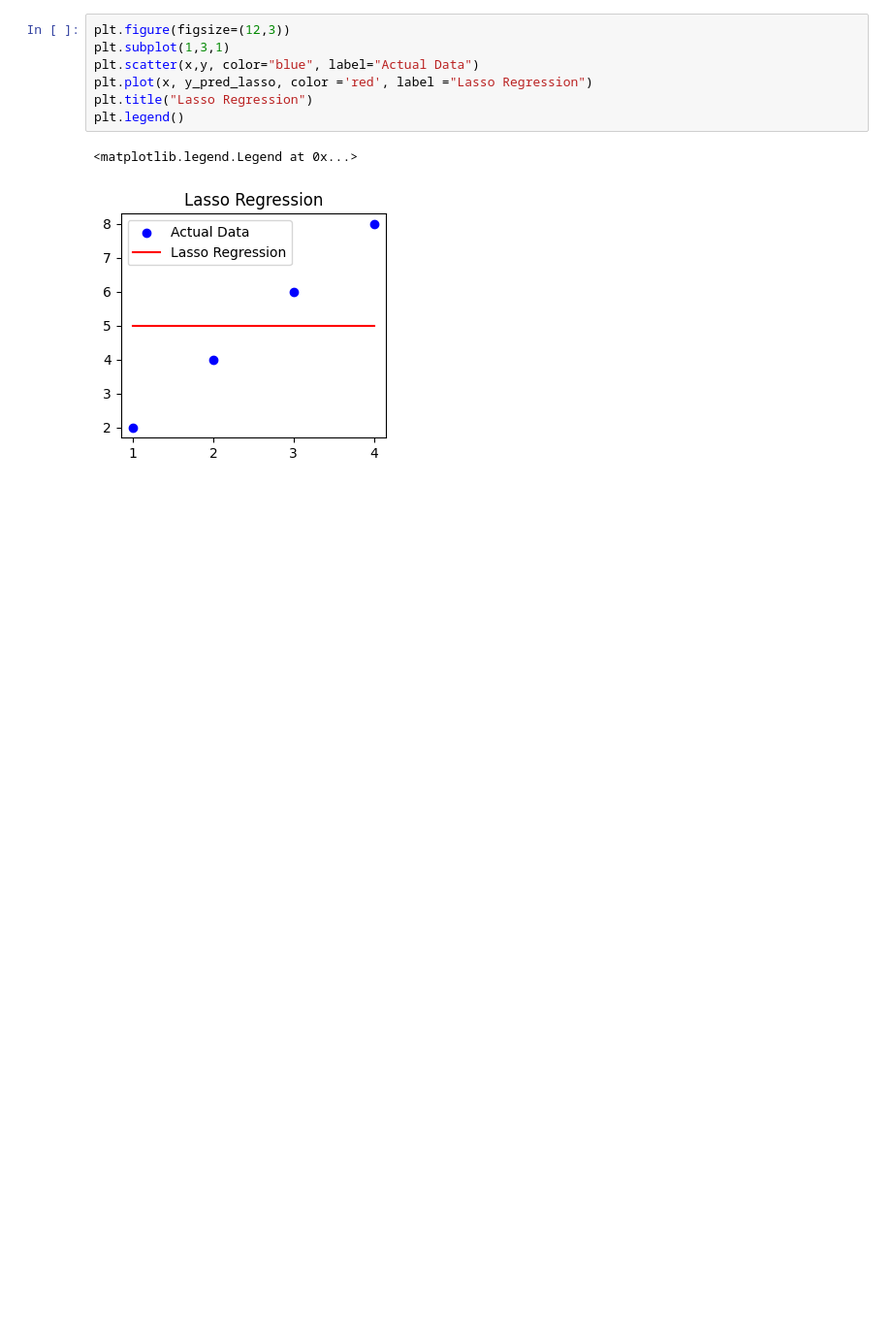
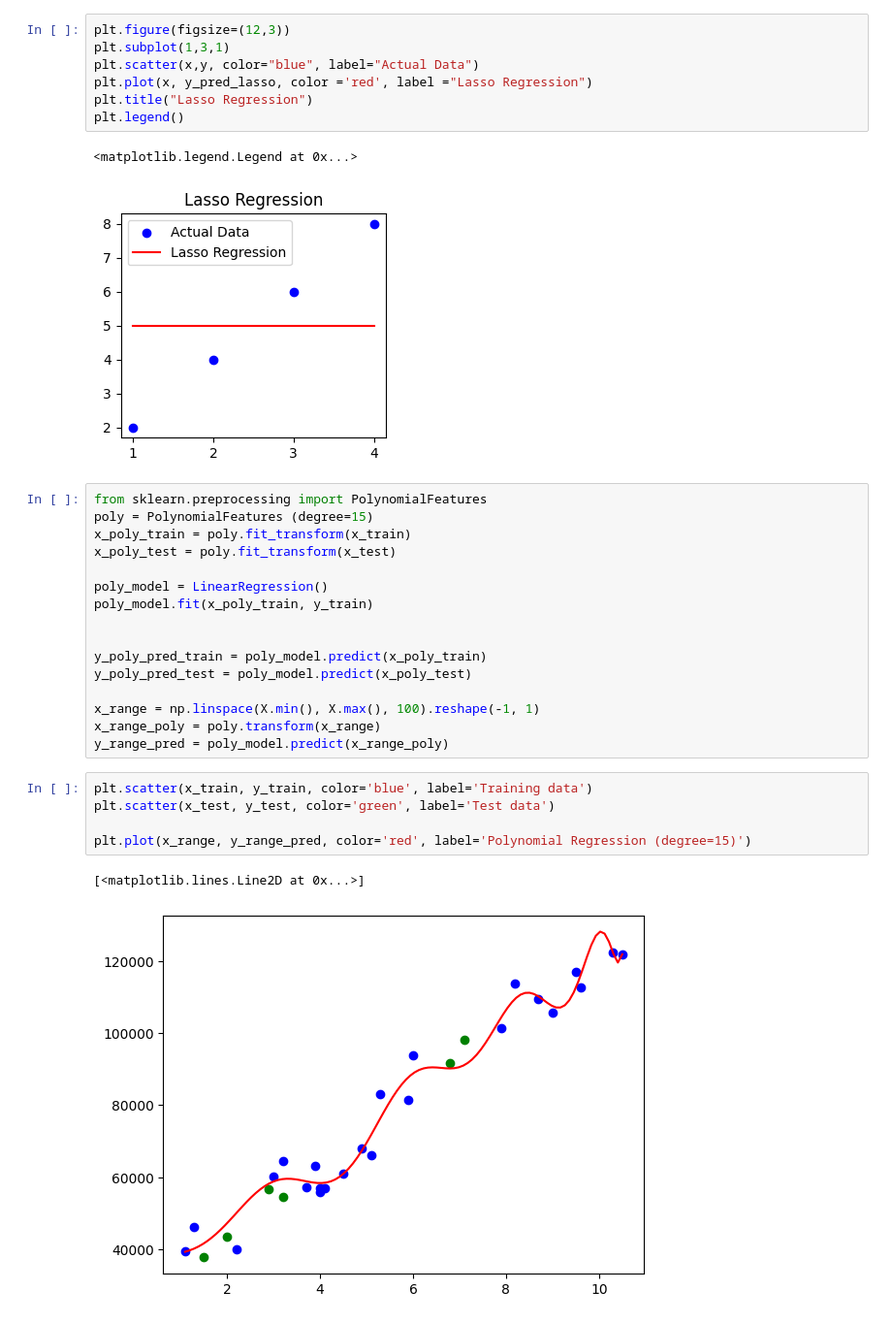
Before and after one commit to MohamedGamal-Ahmed/Ai_Amit_Diploma, a Jupyter notebook: Learning_Amit/lr_v1.ipynb, the cells around one changed output. Shown at 97% size. Cells and saved outputs as stored; diff of their text form; blank space fills up the shorter version.

```diff
--- a/Learning_Amit/lr_v1.ipynb
+++ b/Learning_Amit/lr_v1.ipynb
@@ -198,3 +200,27 @@ plt.legend()
 # %% [output]
 <matplotlib.legend.Legend at 0x...>
 [figure]
+# %%
+from sklearn.preprocessing import PolynomialFeatures
+poly = PolynomialFeatures (degree=15)
+x_poly_train = poly.fit_transform(x_train)
+x_poly_test = poly.fit_transform(x_test)
+
+poly_model = LinearRegression()
+poly_model.fit(x_poly_train, y_train)
+
+
+y_poly_pred_train = poly_model.predict(x_poly_train)
+y_poly_pred_test = poly_model.predict(x_poly_test)
+
+x_range = np.linspace(X.min(), X.max(), 100).reshape(-1, 1)
+x_range_poly = poly.transform(x_range)
+y_range_pred = poly_model.predict(x_range_poly)
+# %%
+plt.scatter(x_train, y_train, color='blue', label='Training data')
+plt.scatter(x_test, y_test, color='green', label='Test data')
+
+plt.plot(x_range, y_range_pred, color='red', label='Polynomial Regression (degree=15)')
+# %% [output]
+[<matplotlib.lines.Line2D at 0x...>]
+[figure, added]
```
Also changed, not shown: parts of 2 cells of this notebook, 2 other files.
